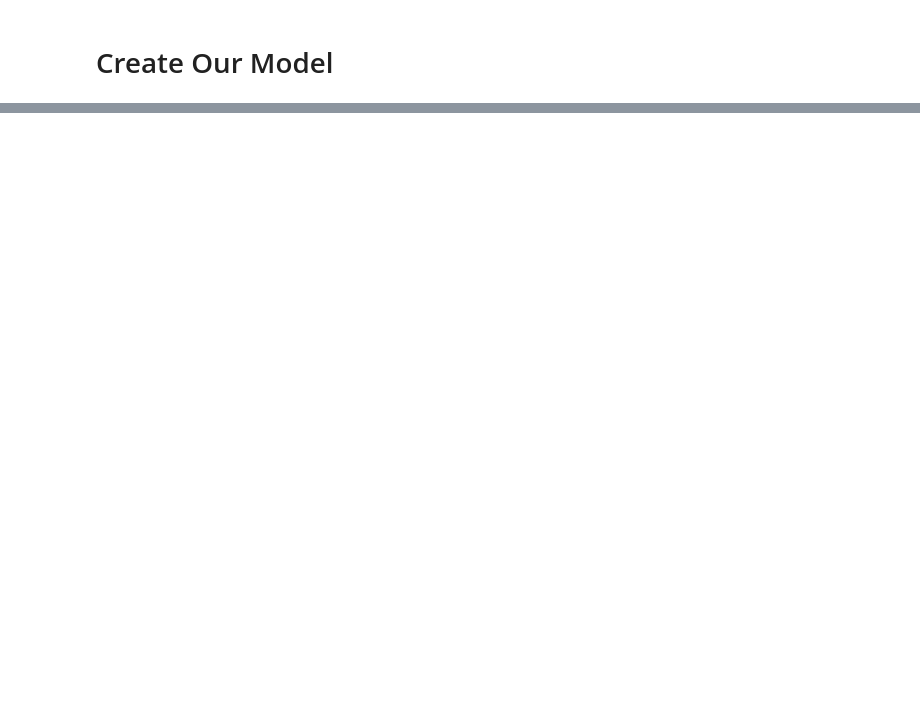
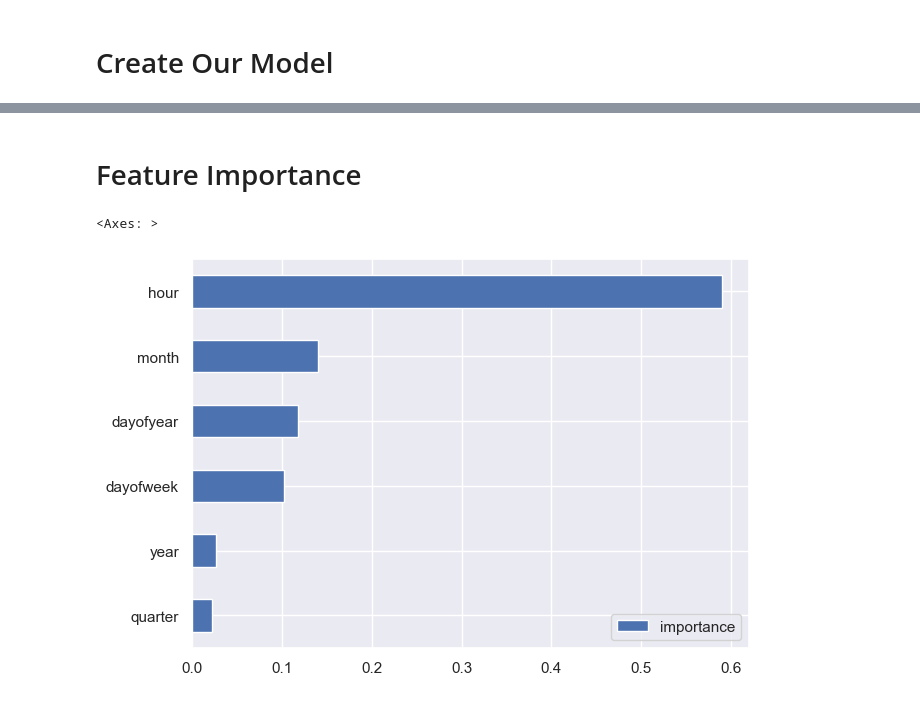
Before and after one commit to SathishDuraisamy0/Time_Series_Forecasting, a Jupyter notebook: src/Notebooks/Hourly_Energy_consumption.ipynb, the cells around one changed output, grey strips where cells are left out. Cells and saved outputs as stored; diff of their text form; code cells hidden in the pictures; blank space fills up the shorter version.

```diff
--- a/src/Notebooks/Hourly_Energy_consumption.ipynb
+++ b/src/Notebooks/Hourly_Energy_consumption.ipynb
@@ -86,2 +78,26 @@ plt.show()
 # %% [markdown]
 # Create Our Model
+# %%
+model=XGBRegressor(early_stopping_rounds=50,
+    n_estimators=500,
+    learning_rate=0.01,
+    max_depth=10,
+    random_state=42
+)
+# %%
+train=create_features(train)
+test=create_features(test)
+
+Features=['hour','dayofweek','quarter','month','year','dayofyear']
+Target='PJME_MW'
+
+x_train=train[Features]
+y_train=train[Target]
+
+x_test=test[Features]
+y_test=test[Target]
+# %%
+model.fit(x_train,y_train,
+eval_set=[(x_train,y_train),(x_test,y_test)],
+verbose=True
+)
@@ -87,0 +133,9 @@ plt.show()
+# %% [markdown]
+# Feature Importance
+# %%
+fi=pd.DataFrame(data=model.feature_importances_,index=model.feature_names_in_,columns=['importance'])
+
+fi.sort_values('importance').plot(kind='barh')
+# %% [output]
+<Axes: >
+[figure, added]
```
Also changed, not shown: parts of 20 cells of this notebook.
